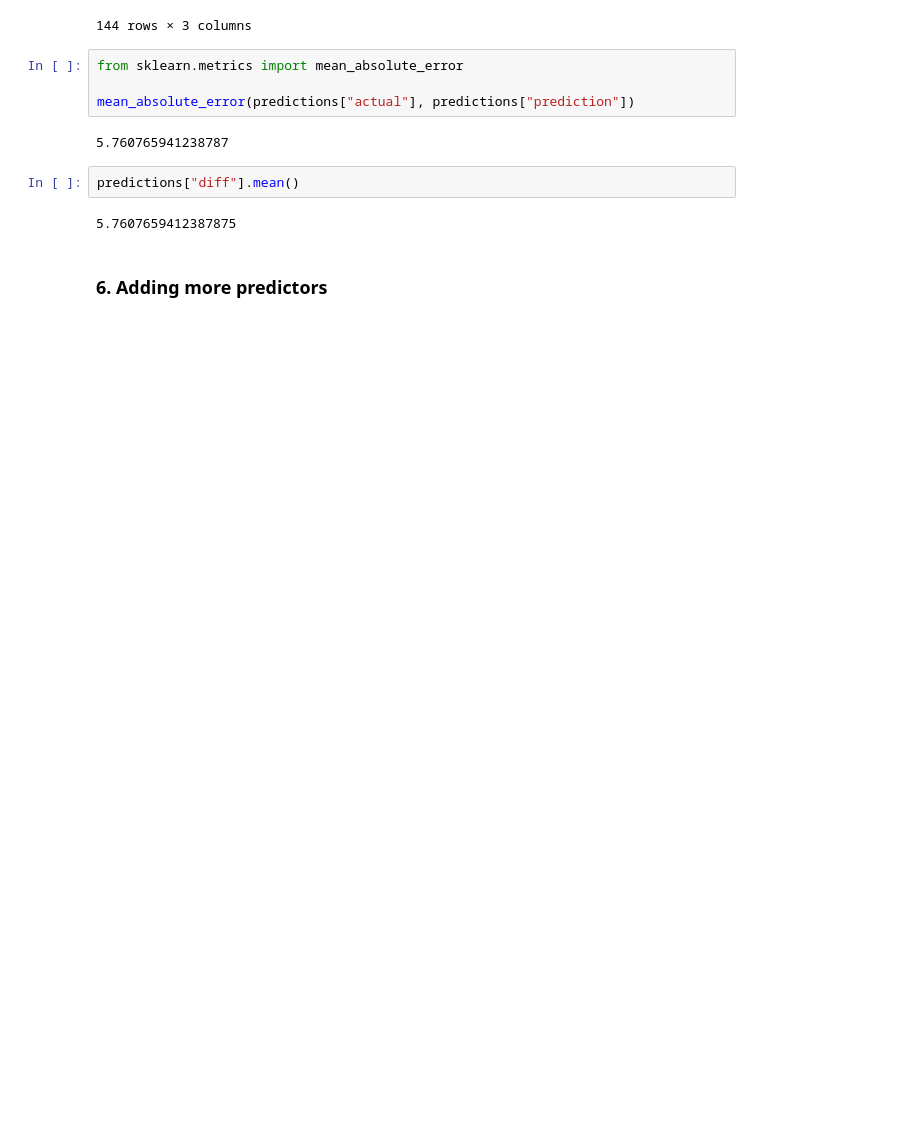
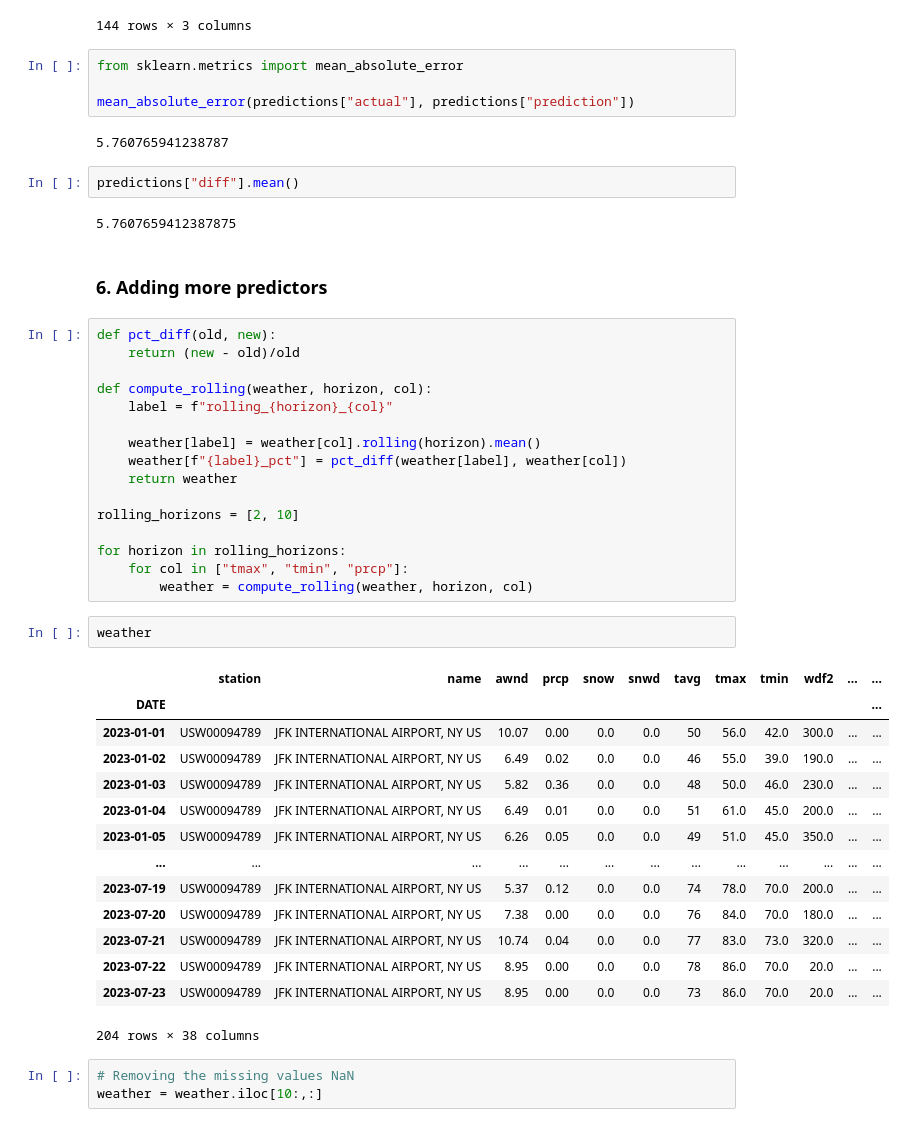
Before and after one commit to IDRISSI-Karim/Weather_Prediction, a Jupyter notebook: model/training.ipynb, the cells around one changed output. Saved outputs shown, nothing was run; the diff lists cells and outputs as text; blank space fills up the shorter version.

```diff
--- a/model/training.ipynb
+++ b/model/training.ipynb
@@ -289,3 +289,39 @@ predictions["diff"].mean()
 5.7607659412387875
 # %% [markdown]
 ### 6. Adding more predictors
+# %%
+def pct_diff(old, new):
+    return (new - old)/old
+
+def compute_rolling(weather, horizon, col):
+    label = f"rolling_{horizon}_{col}"
+
+    weather[label] = weather[col].rolling(horizon).mean()
+    weather[f"{label}_pct"] = pct_diff(weather[label], weather[col])
+    return weather
+
+rolling_horizons = [2, 10]
+
+for horizon in rolling_horizons:
+    for col in ["tmax", "tmin", "prcp"]:
+        weather = compute_rolling(weather, horizon, col)
+# %%
+weather
+# %% [output]
+|  | station | name | awnd | prcp | snow | snwd | tavg | tmax | tmin | wdf2 | ... | ... |
+| DATE |  |  |  |  |  |  |  |  |  |  |  | ... |
+| 2023-01-01 | USW00094789 | JFK INTERNATIONAL AIRPORT, NY US | 10.07 | 0.00 | 0.0 | 0.0 | 50 | 56.0 | 42.0 | 300.0 | ... | ... |
+| 2023-01-02 | USW00094789 | JFK INTERNATIONAL AIRPORT, NY US | 6.49 | 0.02 | 0.0 | 0.0 | 46 | 55.0 | 39.0 | 190.0 | ... | ... |
+| 2023-01-03 | USW00094789 | JFK INTERNATIONAL AIRPORT, NY US | 5.82 | 0.36 | 0.0 | 0.0 | 48 | 50.0 | 46.0 | 230.0 | ... | ... |
+| 2023-01-04 | USW00094789 | JFK INTERNATIONAL AIRPORT, NY US | 6.49 | 0.01 | 0.0 | 0.0 | 51 | 61.0 | 45.0 | 200.0 | ... | ... |
+| 2023-01-05 | USW00094789 | JFK INTERNATIONAL AIRPORT, NY US | 6.26 | 0.05 | 0.0 | 0.0 | 49 | 51.0 | 45.0 | 350.0 | ... | ... |
+| ... | ... | ... | ... | ... | ... | ... | ... | ... | ... | ... | ... | ... |
+| 2023-07-19 | USW00094789 | JFK INTERNATIONAL AIRPORT, NY US | 5.37 | 0.12 | 0.0 | 0.0 | 74 | 78.0 | 70.0 | 200.0 | ... | ... |
+| 2023-07-20 | USW00094789 | JFK INTERNATIONAL AIRPORT, NY US | 7.38 | 0.00 | 0.0 | 0.0 | 76 | 84.0 | 70.0 | 180.0 | ... | ... |
+| 2023-07-21 | USW00094789 | JFK INTERNATIONAL AIRPORT, NY US | 10.74 | 0.04 | 0.0 | 0.0 | 77 | 83.0 | 73.0 | 320.0 | ... | ... |
+| 2023-07-22 | USW00094789 | JFK INTERNATIONAL AIRPORT, NY US | 8.95 | 0.00 | 0.0 | 0.0 | 78 | 86.0 | 70.0 | 20.0 | ... | ... |
+| 2023-07-23 | USW00094789 | JFK INTERNATIONAL AIRPORT, NY US | 8.95 | 0.00 | 0.0 | 0.0 | 73 | 86.0 | 70.0 | 20.0 | ... | ... |
+204 rows × 38 columns
+# %%
+# Removing the missing values NaN
+weather = weather.iloc[10:,:]
```
Also changed, not shown: parts of 5 cells of this notebook.
